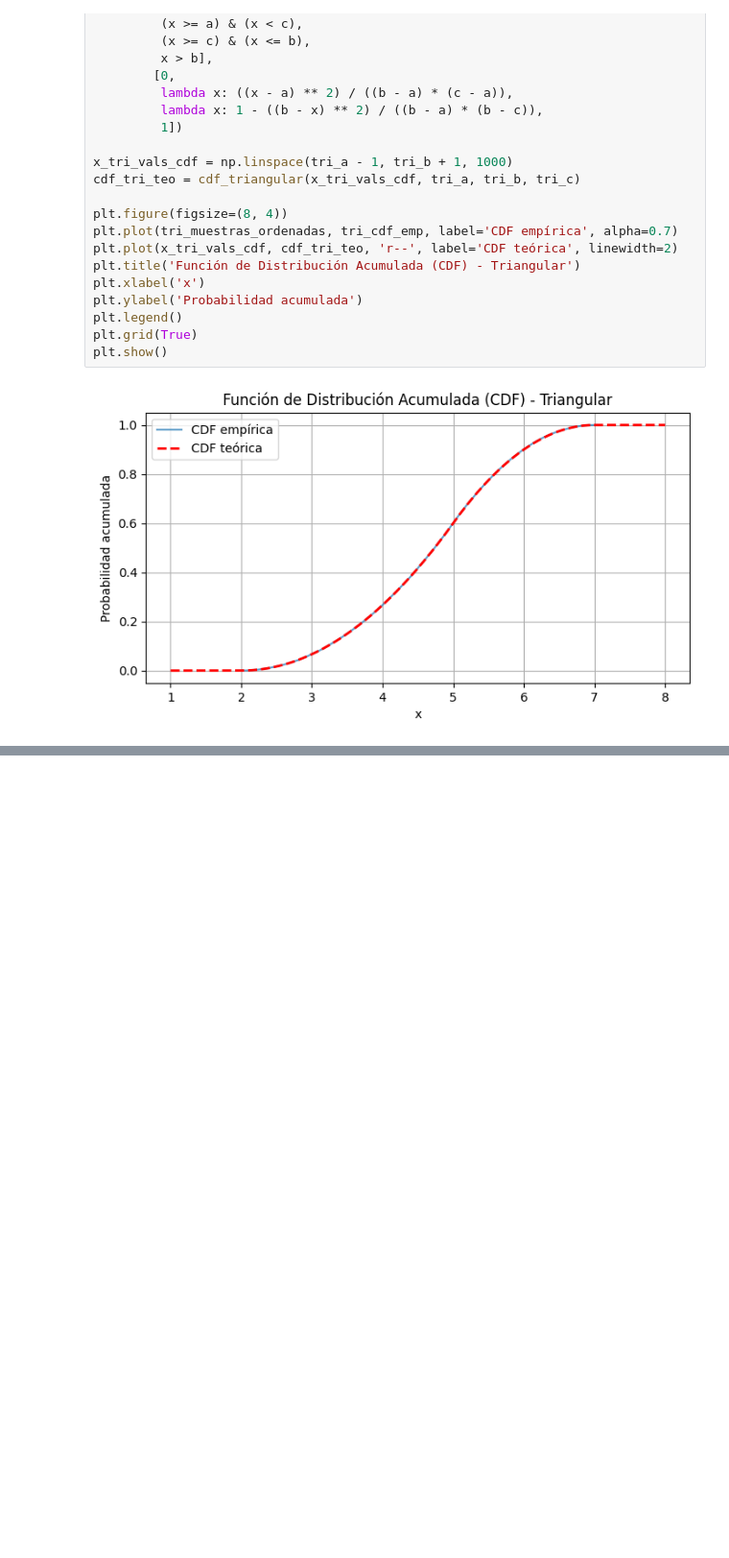
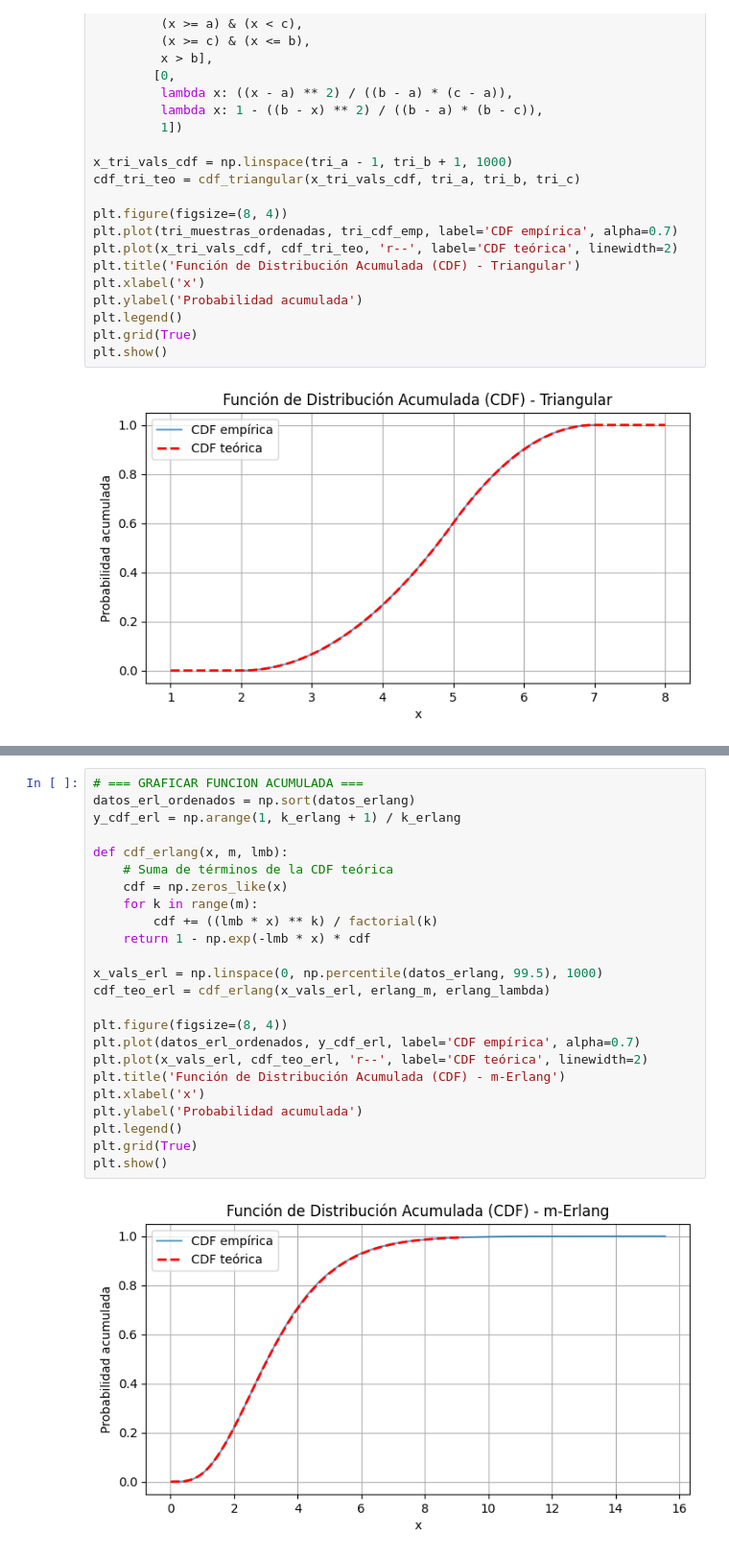
Before and after one commit to TonySC1300/Simulacion1, a Jupyter notebook: Catalogo.ipynb, the cells around one changed output, grey strips where cells are left out. Shown at 96% size. Cells and saved outputs as stored; diff of their text form; blank space fills up the shorter version.

```diff
--- a/Catalogo.ipynb
+++ b/Catalogo.ipynb
@@ -371,0 +588,26 @@ Procedimiento:
+# %%
+# === GRAFICAR FUNCION ACUMULADA ===
+datos_erl_ordenados = np.sort(datos_erlang)
+y_cdf_erl = np.arange(1, k_erlang + 1) / k_erlang
+
+def cdf_erlang(x, m, lmb):
+    # Suma de términos de la CDF teórica
+    cdf = np.zeros_like(x)
+    for k in range(m):
+        cdf += ((lmb * x) ** k) / factorial(k)
+    return 1 - np.exp(-lmb * x) * cdf
+
+x_vals_erl = np.linspace(0, np.percentile(datos_erlang, 99.5), 1000)
+cdf_teo_erl = cdf_erlang(x_vals_erl, erlang_m, erlang_lambda)
+
+plt.figure(figsize=(8, 4))
+plt.plot(datos_erl_ordenados, y_cdf_erl, label='CDF empírica', alpha=0.7)
+plt.plot(x_vals_erl, cdf_teo_erl, 'r--', label='CDF teórica', linewidth=2)
+plt.title('Función de Distribución Acumulada (CDF) - m-Erlang')
+plt.xlabel('x')
+plt.ylabel('Probabilidad acumulada')
+plt.legend()
+plt.grid(True)
+plt.show()
+# %% [output]
+[figure, added]
```
Also changed, not shown: parts of 20 cells of this notebook.
